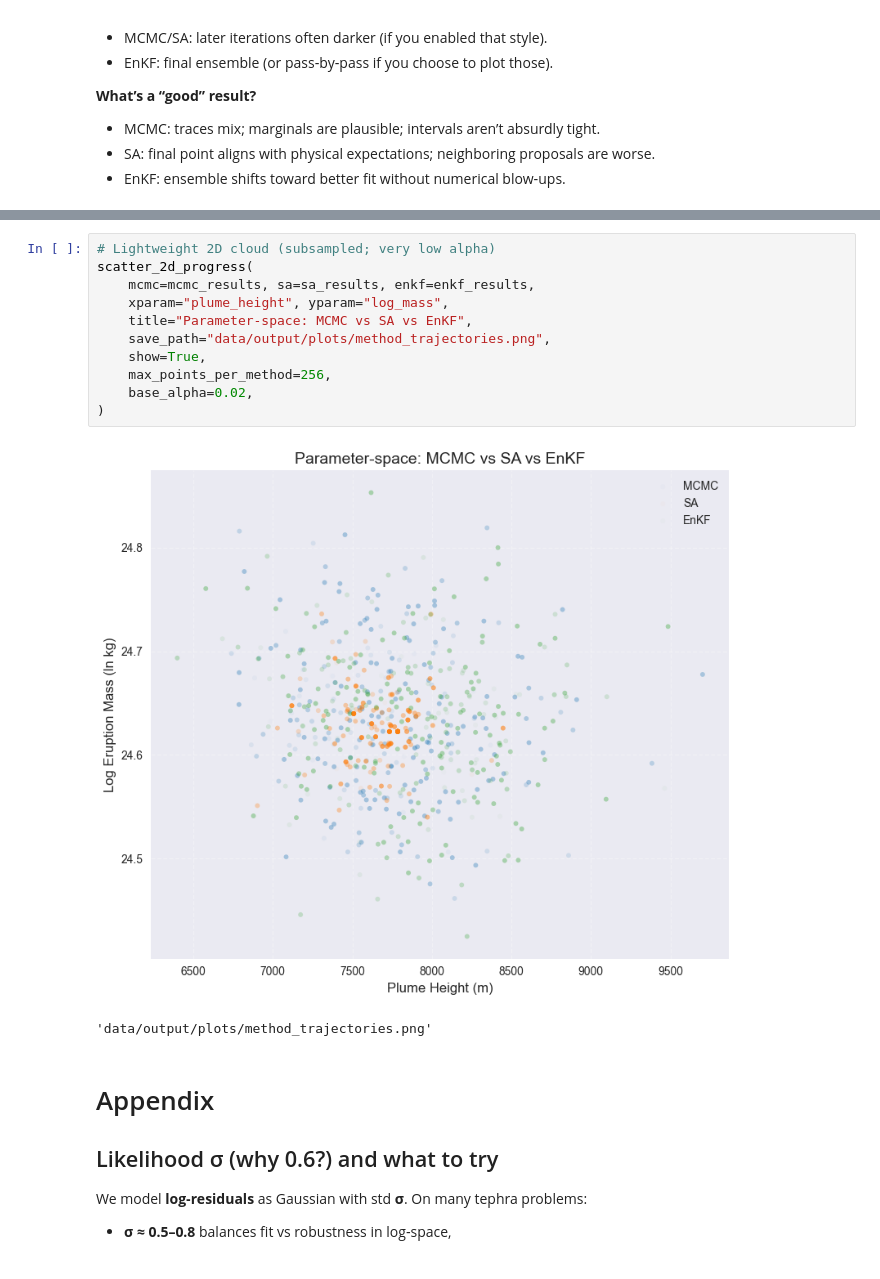
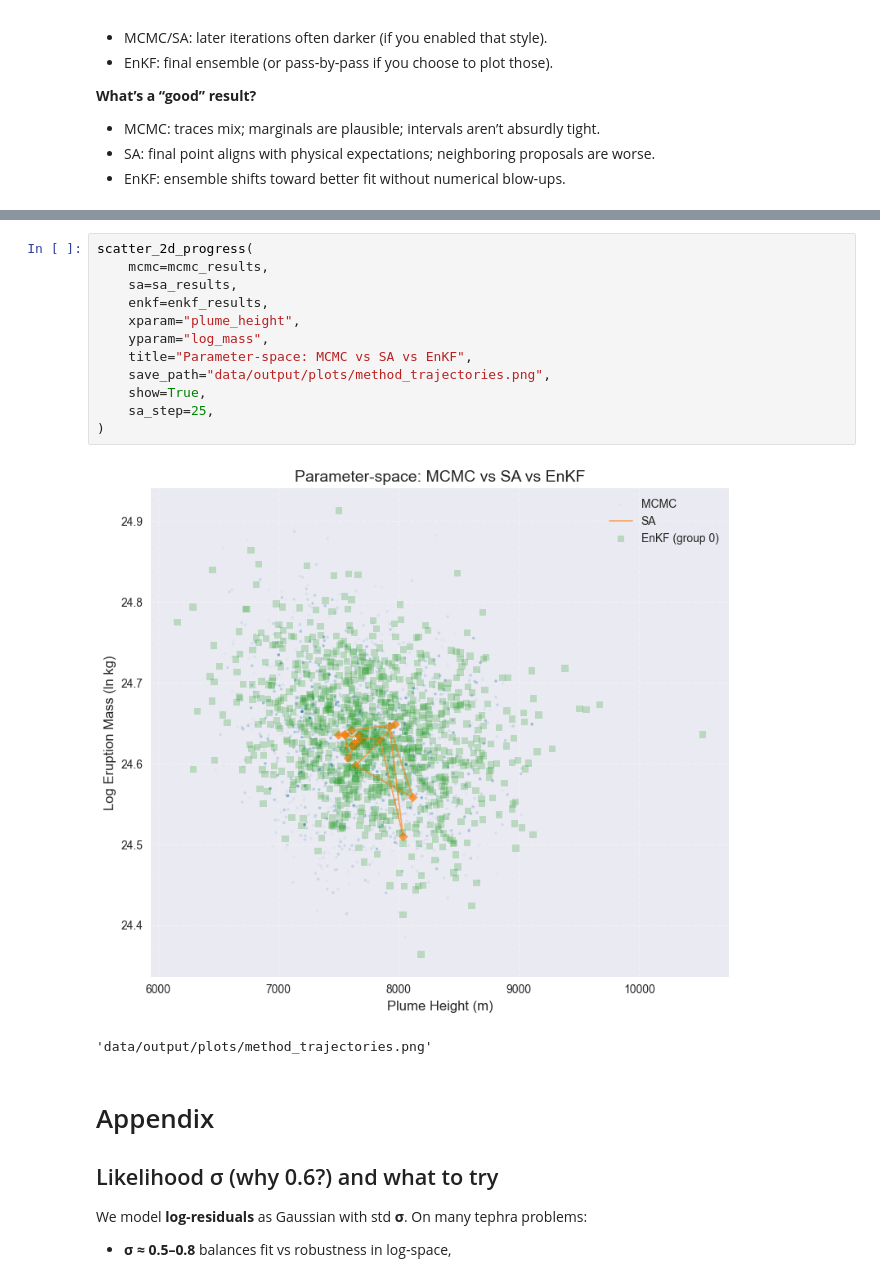
Before and after one commit to jimhcyang/tephra_inversion, a Jupyter notebook: demo.ipynb, the cells around one changed output, grey strips where cells are left out. Drawn from its saved outputs; the diff is of its cells as text.

```diff
--- a/demo.ipynb
+++ b/demo.ipynb
@@ -402,16 +404,17 @@ Point estimates and intervals (varying parameters):
 # %%
-# Lightweight 2D cloud (subsampled; very low alpha)
 scatter_2d_progress(
-    mcmc=mcmc_results, sa=sa_results, enkf=enkf_results,
-    xparam="plume_height", yparam="log_mass",
+    mcmc=mcmc_results,
+    sa=sa_results,
+    enkf=enkf_results,
+    xparam="plume_height",
+    yparam="log_mass",
     title="Parameter-space: MCMC vs SA vs EnKF",
     save_path="data/output/plots/method_trajectories.png",
     show=True,
-    max_points_per_method=256,
-    base_alpha=0.02,
+    sa_step=25,
 )
 # %% [output]
-[figure, old version]
+[figure, new version]
 'data/output/plots/method_trajectories.png'
 # %% [markdown]
 # Appendix
```
Also changed, not shown: parts of 6 cells of this notebook, 8 other files.
